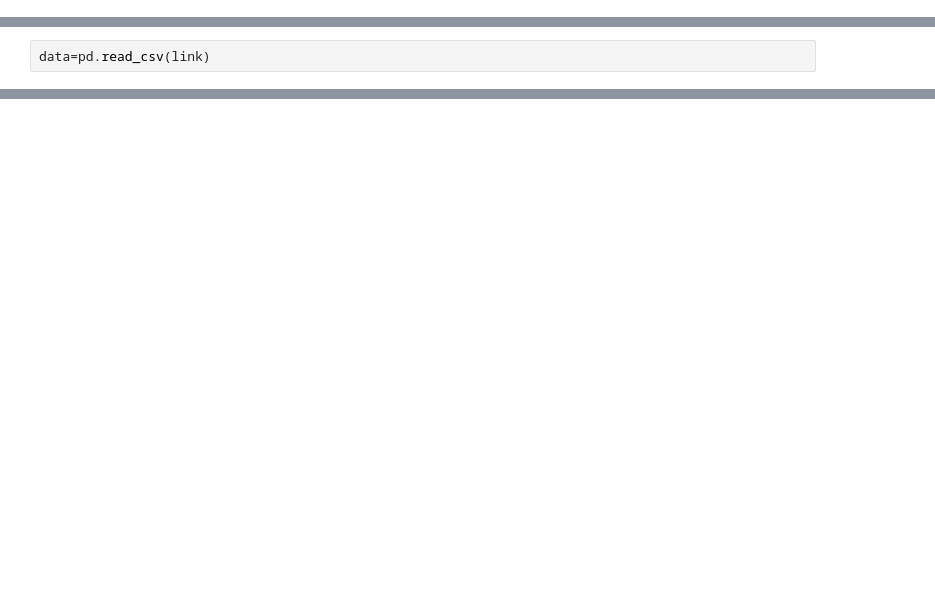
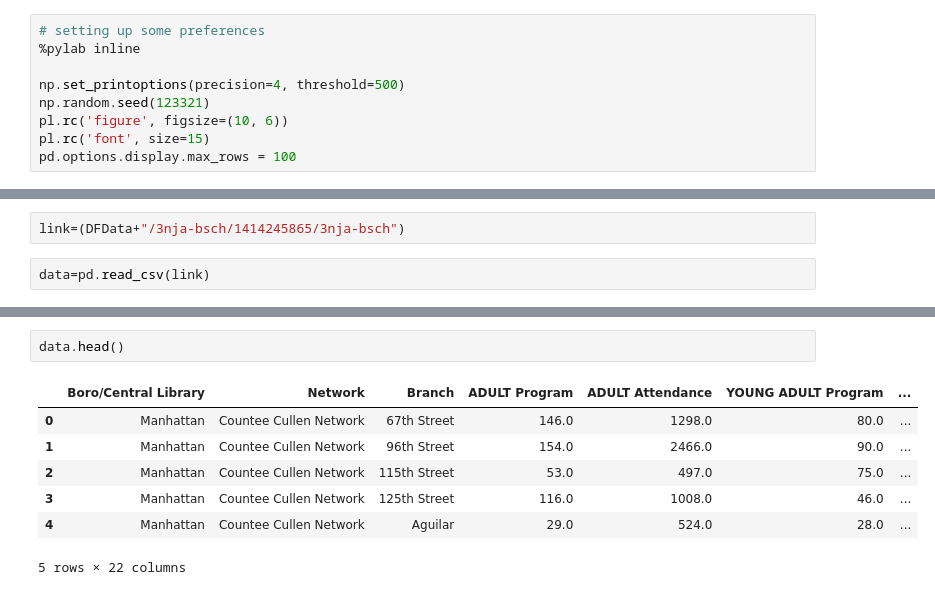
Before and after one commit to biabbiassago/PUI2017_bb1569, a Jupyter notebook: HW2_bb1569/HW2.3_bb1569.ipynb, the cells around one changed output, grey strips where cells are left out. Drawn from its saved outputs; the diff is of its cells as text; blank space fills up the shorter version.

```diff
--- a/HW2_bb1569/HW2.3_bb1569.ipynb
+++ b/HW2_bb1569/HW2.3_bb1569.ipynb
@@ -13,0 +8,9 @@ print(PUIdata)
+# %%
+# setting up some preferences
+%pylab inline
+
+np.set_printoptions(precision=4, threshold=500)
+np.random.seed(123321)
+pl.rc('figure', figsize=(10, 6))
+pl.rc('font', size=15)
+pd.options.display.max_rows = 100
@@ -26,2 +33,4 @@ link=(DFData+"/6m3u-8rbh
+# %%
+link=(DFData+"/3nja-bsch/1414245865/3nja-bsch")
 # %%
 data=pd.read_csv(link)
@@ -46,0 +37,10 @@ data=pd.read_csv(link)
+# %%
+data.head()
+# %% [output]
+|  | Boro/Central Library | Network | Branch | ADULT Program | ADULT Attendance | YOUNG ADULT Program | ... |
+| 0 | Manhattan | Countee Cullen Network | 67th Street | 146.0 | 1298.0 | 80.0 | ... |
+| 1 | Manhattan | Countee Cullen Network | 96th Street | 154.0 | 2466.0 | 90.0 | ... |
+| 2 | Manhattan | Countee Cullen Network | 115th Street | 53.0 | 497.0 | 75.0 | ... |
+| 3 | Manhattan | Countee Cullen Network | 125th Street | 116.0 | 1008.0 | 46.0 | ... |
+| 4 | Manhattan | Countee Cullen Network | Aguilar | 29.0 | 524.0 | 28.0 | ... |
+5 rows × 22 columns
```
Also changed, not shown: parts of 13 cells of this notebook.
